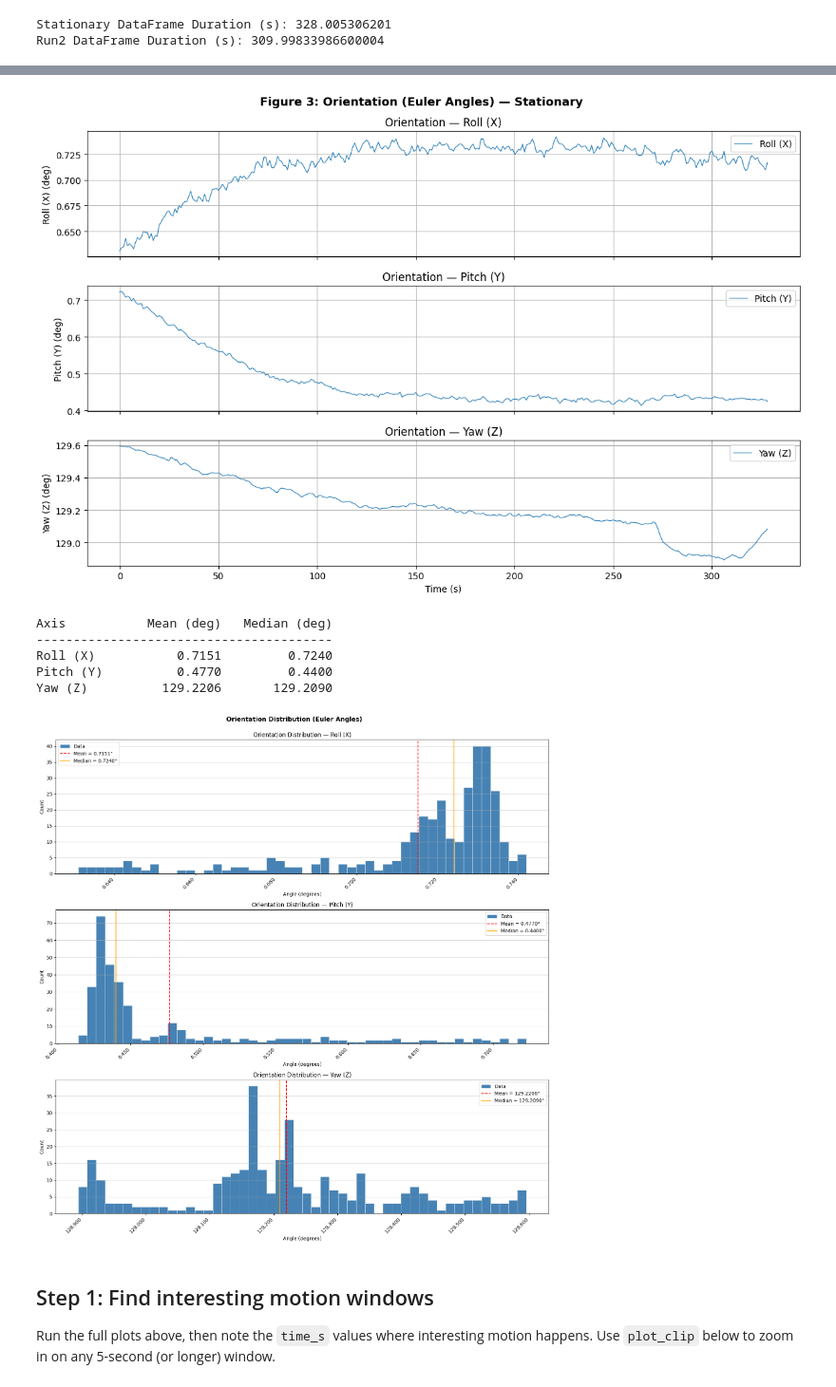
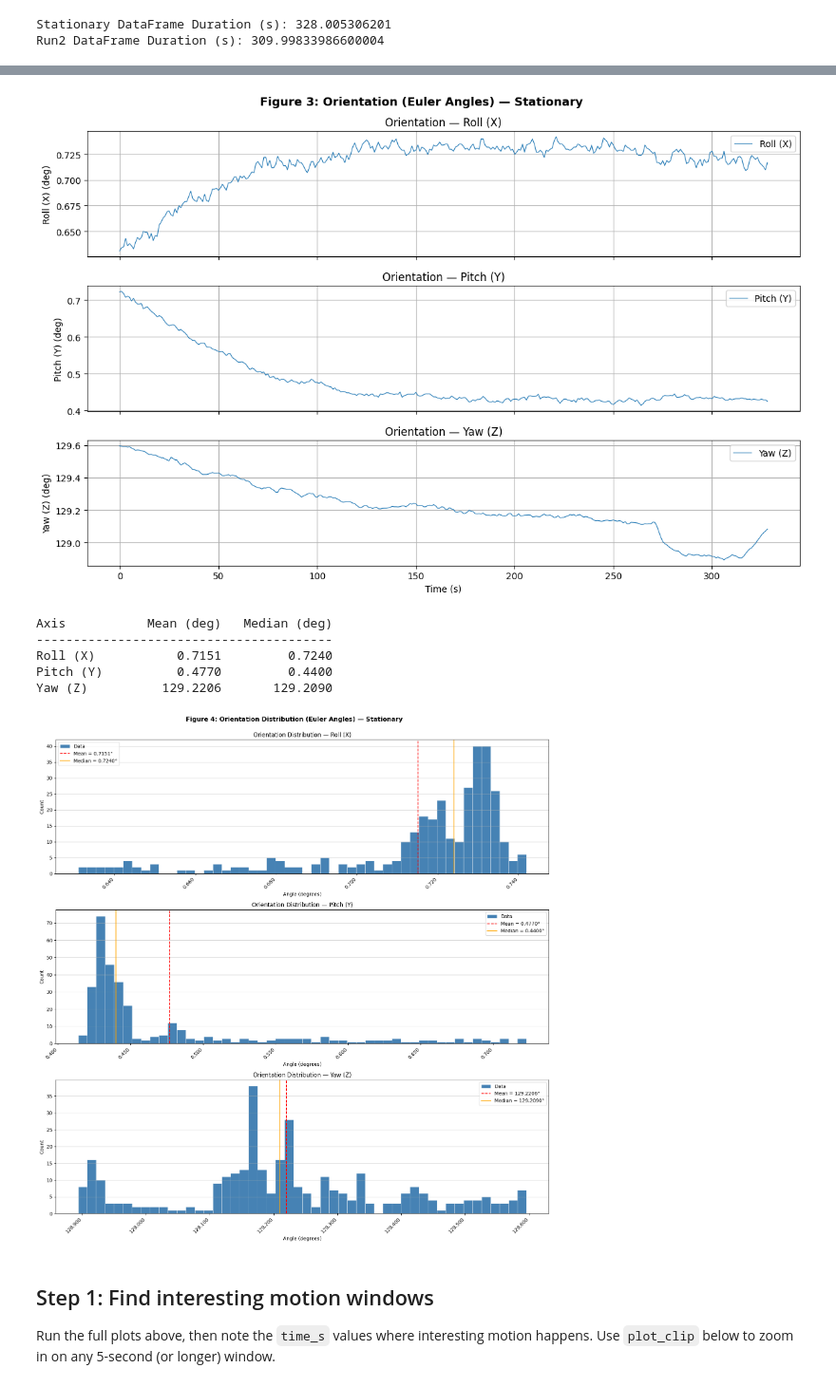
Before and after one commit to ramirez-adr/EECE5554, a Jupyter notebook: LAB3/src/analysis/analysis.ipynb, the cells around one changed output, grey strips where cells are left out. Shown at 95% size. Cells and saved outputs as stored; diff of their text form; code cells hidden in the pictures.

```diff
--- a/LAB3/src/analysis/analysis.ipynb
+++ b/LAB3/src/analysis/analysis.ipynb
@@ -230,21 +230,21 @@ Run2 DataFrame Duration (s): 309.99833986600004
 # %%
 plot_gyro(df_stationary, title="Figure 1: Gyroscope Data — Stationary", save_fig=True)
 plot_accel(df_stationary, title="Figure 2: Accelerometer Data — Stationary", save_fig=True)
 plot_mag(df_stationary)
 plot_orientation(df_stationary, title="Figure 3: Orientation (Euler Angles) — Stationary", save_fig=True)
 print_orientation_stats(df_stationary)
-plot_orientation_histograms(df_stationary)
+plot_orientation_histograms(df_stationary, title="Figure 4: Orientation Distribution (Euler Angles) — Stationary", save_fig=True)
 # %% [output]
 [figure]
 [figure]
 [figure]
 [figure]
 Axis           Mean (deg)   Median (deg)
 ----------------------------------------
 Roll (X)           0.7151         0.7240
 Pitch (Y)          0.4770         0.4400
 Yaw (Z)          129.2206       129.2090
-[figure, old version]
+[figure, new version]
 # %% [markdown]
 ## Step 1: Find interesting motion windows
 Run the full plots above, then note the `time_s` values where interesting motion happens.
```
Also changed, not shown: 1 other file.
